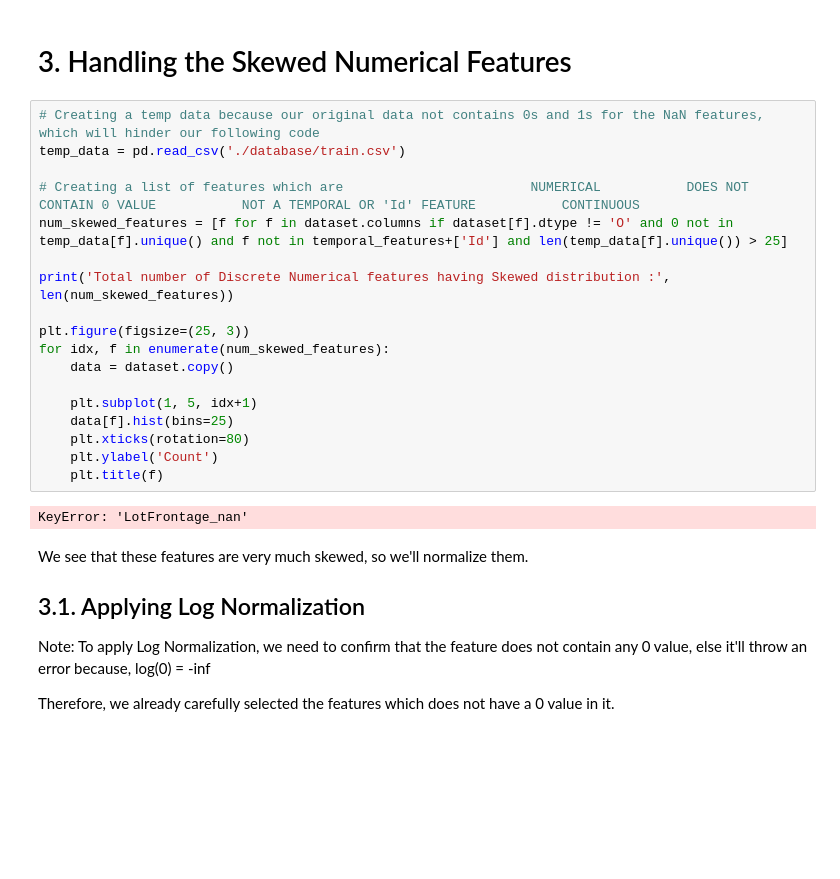
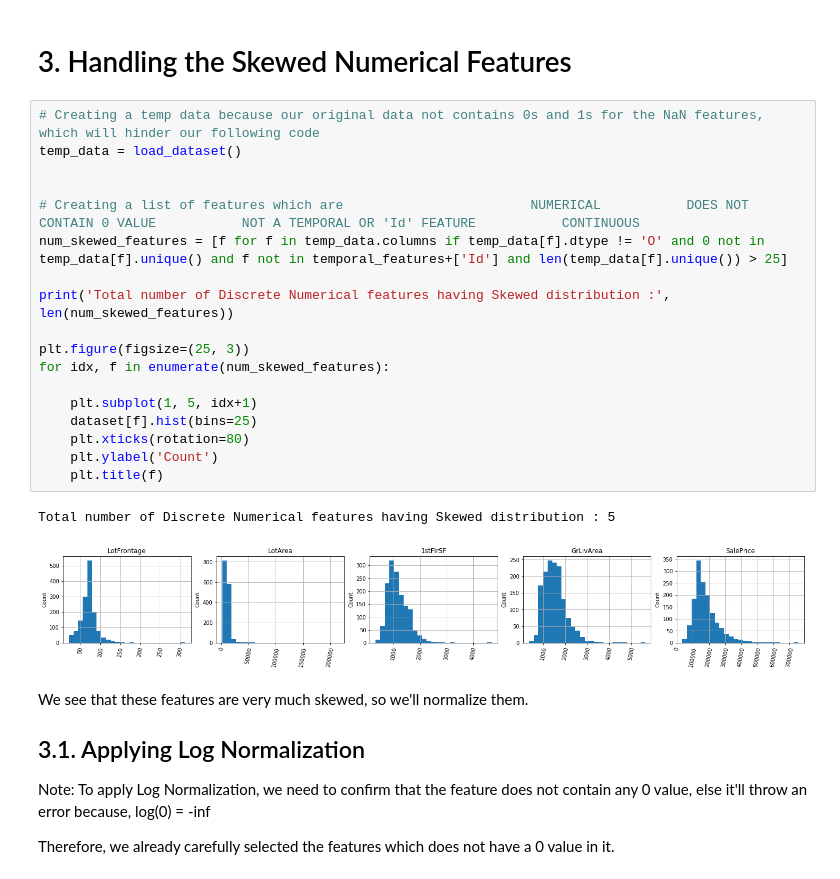
Before and after one commit to ParthikB/Data_Science, a Jupyter notebook: feature_eng.ipynb, the cells around one changed output. Saved outputs shown, nothing was run; the diff lists cells and outputs as text; blank space fills up the shorter version.

```diff
--- a/feature_eng.ipynb
+++ b/feature_eng.ipynb
@@ -156,24 +158,25 @@ dataset[temporal_features].head()
 # 3. Handling the Skewed Numerical Features
 # %%
 # Creating a temp data because our original data not contains 0s and 1s for the NaN features, which will hinder our following code
-temp_data = pd.read_csv('./database/train.csv')
+temp_data = load_dataset()
+
 
 # Creating a list of features which are                        NUMERICAL           DOES NOT CONTAIN 0 VALUE           NOT A TEMPORAL OR 'Id' FEATURE           CONTINUOUS
-num_skewed_features = [f for f in dataset.columns if dataset[f].dtype != 'O' and 0 not in temp_data[f].unique() and f not in temporal_features+['Id'] and len(temp_data[f].unique()) > 25]
+num_skewed_features = [f for f in temp_data.columns if temp_data[f].dtype != 'O' and 0 not in temp_data[f].unique() and f not in temporal_features+['Id'] and len(temp_data[f].unique()) > 25]
 
 print('Total number of Discrete Numerical features having Skewed distribution :', len(num_skewed_features))
 
 plt.figure(figsize=(25, 3))
 for idx, f in enumerate(num_skewed_features):
-    data = dataset.copy()
 
     plt.subplot(1, 5, idx+1)
-    data[f].hist(bins=25)
+    dataset[f].hist(bins=25)
     plt.xticks(rotation=80)
     plt.ylabel('Count')
     plt.title(f)
 # %% [output]
-KeyError: 'LotFrontage_nan'
+Total number of Discrete Numerical features having Skewed distribution : 5
+[figure, added]
 # %% [markdown]
 We see that these features are very much skewed, so we'll normalize them.
 
```
Also changed, not shown: parts of 17 cells of this notebook.
